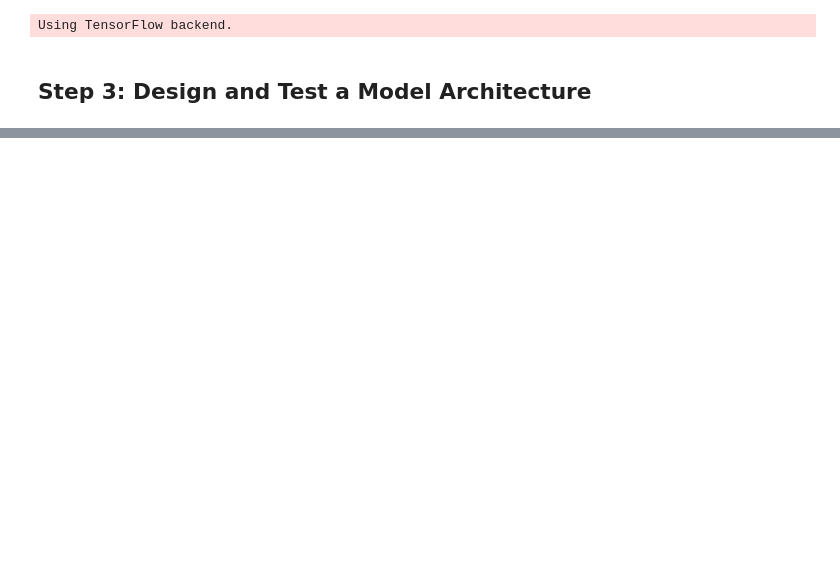
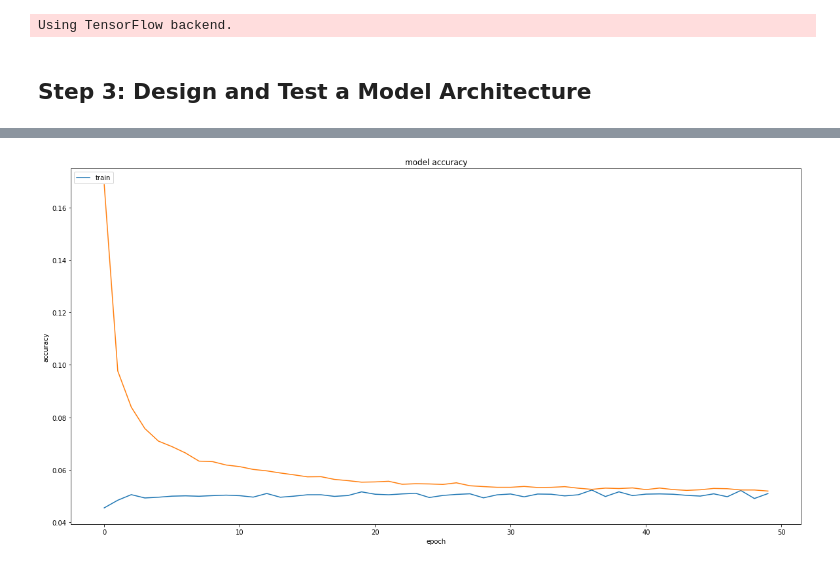
Before and after one commit to YggdrasillTech/SDCND_Project3, a Jupyter notebook: P3.ipynb, the cells around one changed output, grey strips where cells are left out. Drawn from its saved outputs; the diff is of its cells as text; code cells hidden in the pictures; blank space fills up the shorter version.

Commit message:
New training session and all cells runned

```diff
--- a/P3.ipynb
+++ b/P3.ipynb
@@ -302,32 +302,32 @@ l0_inputs  = Input(shape = (64, 64, 3), name = "L0_INPUT")
 
 l1_lambda  = Lambda(lambda x: x/255 - 0.5, name = "L1_LAMBDA")(l0_inputs)
 l1_conv1x1 = Convolution2D(1, 1, 1, border_mode='same', W_regularizer = l2(0.0001), name = "L1_CONV1X1")(l1_lambda)
-l1_conv3x3 = Convolution2D(4, 3, 3, border_mode='same', W_regularizer = l2(0.0001), name = "L1_CONV3X3")(l1_lambda)
-l1_conv5x5 = Convolution2D(3, 5, 5, border_mode='same', W_regularizer = l2(0.0001), name = "L1_CONV5X5")(l1_lambda)
+l1_conv3x3 = Convolution2D(4, 3, 3, border_mode='same', W_regularizer = l2(0.0001), name = "L1_CONV3X3")(l1_conv1x1)
+l1_conv5x5 = Convolution2D(3, 5, 5, border_mode='same', W_regularizer = l2(0.0001), name = "L1_CONV5X5")(l1_conv1x1)
 l1_merge   = merge([l1_conv1x1, l1_conv3x3, l1_conv5x5], mode = 'concat', name = "L1_CONCAT")
 l1_activ   = Activation('relu', name = "L1_RELU")(l1_merge)
 l1_maxpool = MaxPooling2D(pool_size=(2, 2), name = "L1_MAXPOOL")(l1_activ)
 l1_dropout = Dropout(0.5, name = "L1_DROPOUT")(l1_maxpool)
 
 l2_conv1x1 = Convolution2D(2, 1, 1, border_mode='same', W_regularizer = l2(0.0001), name = "L2_CONV1X1")(l1_dropout)
-l2_conv3x3 = Convolution2D(8, 3, 3, border_mode='same', W_regularizer = l2(0.0001), name = "L2_CONV3X3")(l1_dropout)
-l2_conv5x5 = Convolution2D(6, 5, 5, border_mode='same', W_regularizer = l2(0.0001), name = "L2_CONV5X5")(l1_dropout)
+l2_conv3x3 = Convolution2D(8, 3, 3, border_mode='same', W_regularizer = l2(0.0001), name = "L2_CONV3X3")(l2_conv1x1)
+l2_conv5x5 = Convolution2D(6, 5, 5, border_mode='same', W_regularizer = l2(0.0001), name = "L2_CONV5X5")(l2_conv1x1)
 l2_merge   = merge([l2_conv1x1, l2_conv3x3, l2_conv5x5], mode = 'concat', name = "L2_CONCAT")
 l2_activ   = Activation('relu', name = "L2_RELU")(l2_merge)
 l2_maxpool = MaxPooling2D(pool_size=(2, 2), name = "L2_MAXPOOL")(l2_activ)
 l2_dropout = Dropout(0.5, name = "L2_DROPOUT")(l2_maxpool)
 
 l3_conv1x1 = Convolution2D(4,  1, 1, border_mode='same', W_regularizer = l2(0.0001), name = "L3_CONV1X1")(l2_dropout)
-l3_conv3x3 = Convolution2D(16, 3, 3, border_mode='same', W_regularizer = l2(0.0001), name = "L3_CONV3X3")(l2_dropout)
-l3_conv5x5 = Convolution2D(12, 5, 5, border_mode='same', W_regularizer = l2(0.0001), name = "L3_CONV5X5")(l2_dropout)
+l3_conv3x3 = Convolution2D(16, 3, 3, border_mode='same', W_regularizer = l2(0.0001), name = "L3_CONV3X3")(l3_conv1x1)
+l3_conv5x5 = Convolution2D(12, 5, 5, border_mode='same', W_regularizer = l2(0.0001), name = "L3_CONV5X5")(l3_conv1x1)
 l3_merge   = merge([l3_conv1x1, l3_conv3x3, l3_conv5x5], mode = 'concat', name = "L3_CONCAT")
 l3_activ   = Activation('relu', name = "L3_RELU")(l3_merge)
 l3_maxpool = MaxPooling2D(pool_size=(2, 2), name = "L3_MAXPOOL")(l3_activ)
 l3_dropout = Dropout(0.5, name = "L3_DROPOUT")(l3_maxpool)
 
 l4_conv1x1 = Convolution2D(8,  1, 1, border_mode='same', W_regularizer = l2(0.0001), name = "L4_CONV1X1")(l3_dropout)
-l4_conv3x3 = Convolution2D(32, 3, 3, border_mode='same', W_regularizer = l2(0.0001), name = "L4_CONV3X3")(l3_dropout)
-l4_conv5x5 = Convolution2D(24, 5, 5, border_mode='same', W_regularizer = l2(0.0001), name = "L4_CONV5X5")(l3_dropout)
+l4_conv3x3 = Convolution2D(32, 3, 3, border_mode='same', W_regularizer = l2(0.0001), name = "L4_CONV3X3")(l4_conv1x1)
+l4_conv5x5 = Convolution2D(24, 5, 5, border_mode='same', W_regularizer = l2(0.0001), name = "L4_CONV5X5")(l4_conv1x1)
 l4_merge   = merge([l4_conv1x1, l4_conv3x3, l4_conv5x5], mode = 'concat', name = "L4_CONCAT")
 l4_activ   = Activation('relu', name = "L4_RELU")(l4_merge)
 l4_maxpool = MaxPooling2D(pool_size=(2, 2), name = "L4_MAXPOOL")(l4_activ)
@@ -390,10 +387,10 @@ Number of steering angles = (42832,)
 # %%
-epochs = 10
+epochs = 50
 img_dataset   = np.asarray(img_dataset)
-steer_dataset = np.clip(steer_dataset, -1.0, 1.0)
+steer_dataset = steer_dataset / np.amax(steer_dataset)
 
 datagen.fit(img_dataset)
 
 history = steer_angle.fit_generator(datagen.flow(img_dataset, steer_dataset, batch_size = 32),
-                                    samples_per_epoch = 32000 , nb_epoch = epochs)
+                                    steps_per_epoch  = 2000 , epochs = epochs)
 # %% [output]
@@ -404,3 +416,14 @@ model_json = steer_angle.to_json()
 with open("./model/model.json", "w") as json_file:
     json_file.write(model_json)
 steer_angle.save_weights("./model/model.h5")
+# %%
+plt.figure(figsize = (20, 10))
+plt.plot(history.history['acc'])
+plt.plot(history.history['loss'])
+plt.title('model accuracy')
+plt.ylabel('accuracy')
+plt.xlabel('epoch')
+plt.legend(['train'], loc='upper left')
+plt.show()
+# %% [output]
+[figure, added]
```
Also changed, not shown: parts of 10 cells of this notebook.
